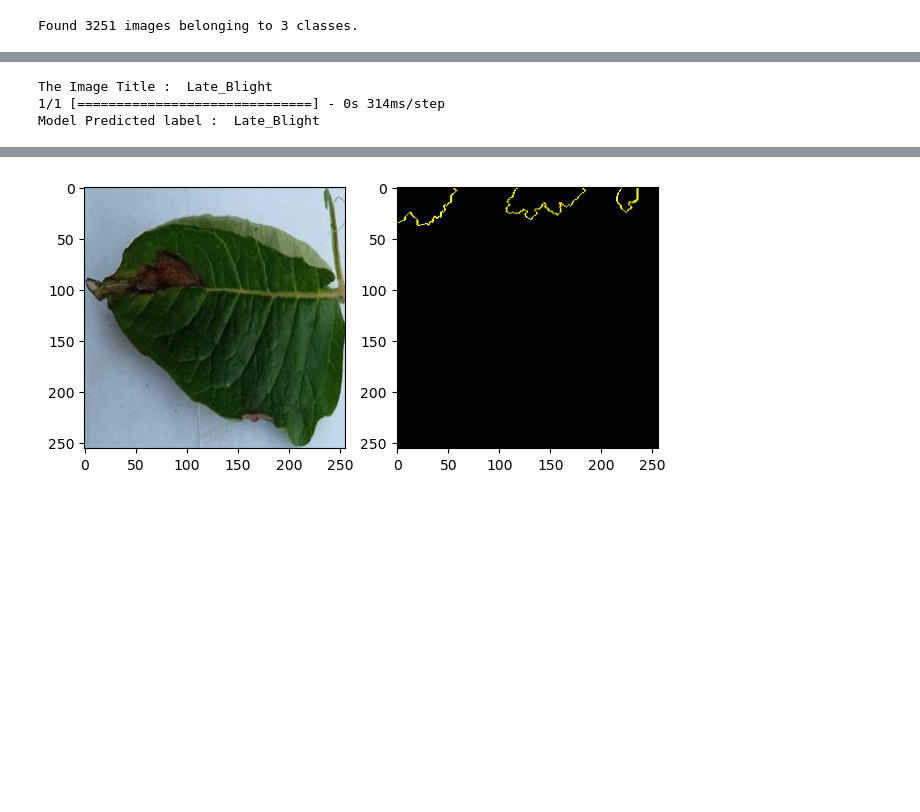
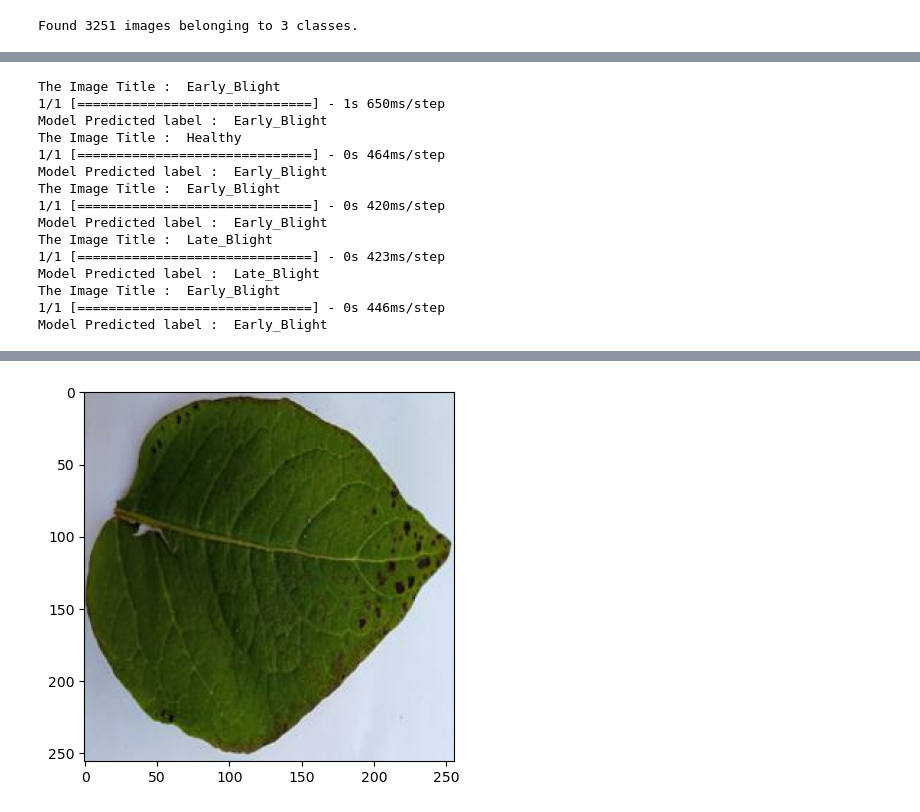
Before and after one commit to yabetancourt/potato-disease-CNN, a Jupyter notebook: potato_notebook.ipynb, the cells around one changed output, grey strips where cells are left out. Drawn from its saved outputs; the diff is of its cells as text; code cells hidden in the pictures; blank space fills up the shorter version.

```diff
--- a/potato_notebook.ipynb
+++ b/potato_notebook.ipynb
@@ -159,7 +174,7 @@ Non-trainable params: 256
 _________________________________________________________________
 # %%
 batch_size=64
-epochs=20
+epochs=40
 
 history = model.fit(train_data_gen,
                     epochs=epochs,
@@ -207,27 +222,22 @@ Test accuracy: 0.9230769276618958
 # %%
-for image_batch, label_batch in testing_dataset.take(1):
-    plt.subplot(121)
+for image_batch, label_batch in testing_dataset.take(5):
     plt.imshow(image_batch[0].numpy().astype("uint8"))
     print("The Image Title : ",class_names[label_batch[0].numpy()])
     prediction = model.predict(image_batch)
     print("Model Predicted label : ",class_names[np.argmax(prediction[0])])
-
-    explainer = LimeImageExplainer()
-    explanation = explainer.explain_instance(
-        image_batch[0].numpy().astype("uint32"),
-        model.predict,
-        top_labels=20,
-        hide_color=0,
-        num_features=5)
-    temp, mask = explanation.get_image_and_mask(explanation.top_labels[0],
-                                                positive_only=False,
-                                                num_features=20,
-                                                hide_rest=False)
-    plt.subplot(122)
-    plt.imshow(mark_boundaries(temp, mask))
-    plt.tight_layout()
-    plt.show()
 # %% [output]
+The Image Title :  Early_Blight
+1/1 [==============================] - 1s 650ms/step
+Model Predicted label :  Early_Blight
+The Image Title :  Healthy
+1/1 [==============================] - 0s 464ms/step
+Model Predicted label :  Early_Blight
+The Image Title :  Early_Blight
+1/1 [==============================] - 0s 420ms/step
+Model Predicted label :  Early_Blight
 The Image Title :  Late_Blight
-1/1 [==============================] - 0s 314ms/step
+1/1 [==============================] - 0s 423ms/step
 Model Predicted label :  Late_Blight
+The Image Title :  Early_Blight
+1/1 [==============================] - 0s 446ms/step
+Model Predicted label :  Early_Blight
@@ -251 +244 @@ Model Predicted label :  Late_Blight
-[figure, old version]
+[figure, new version]
```
Also changed, not shown: parts of 8 cells of this notebook.
